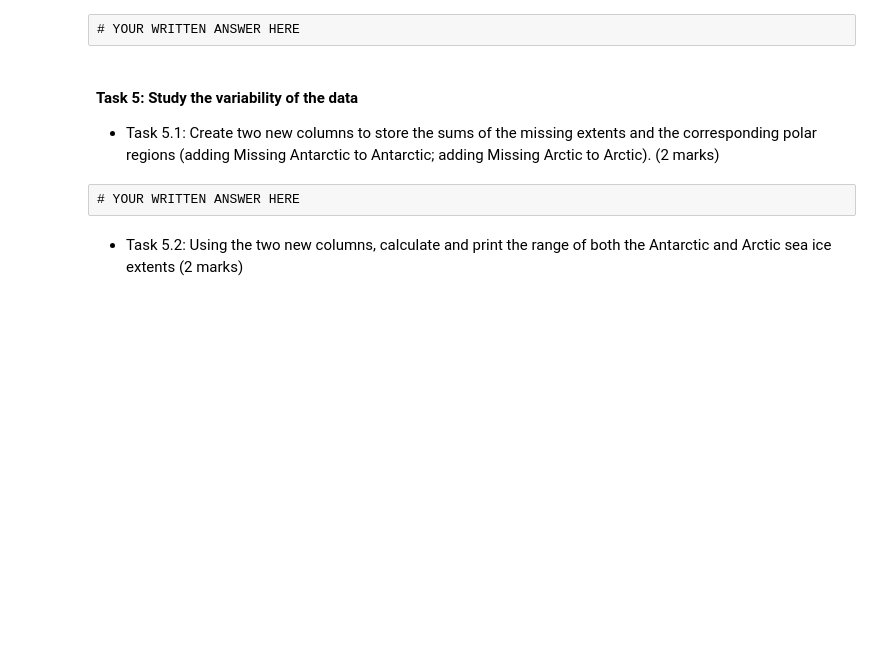
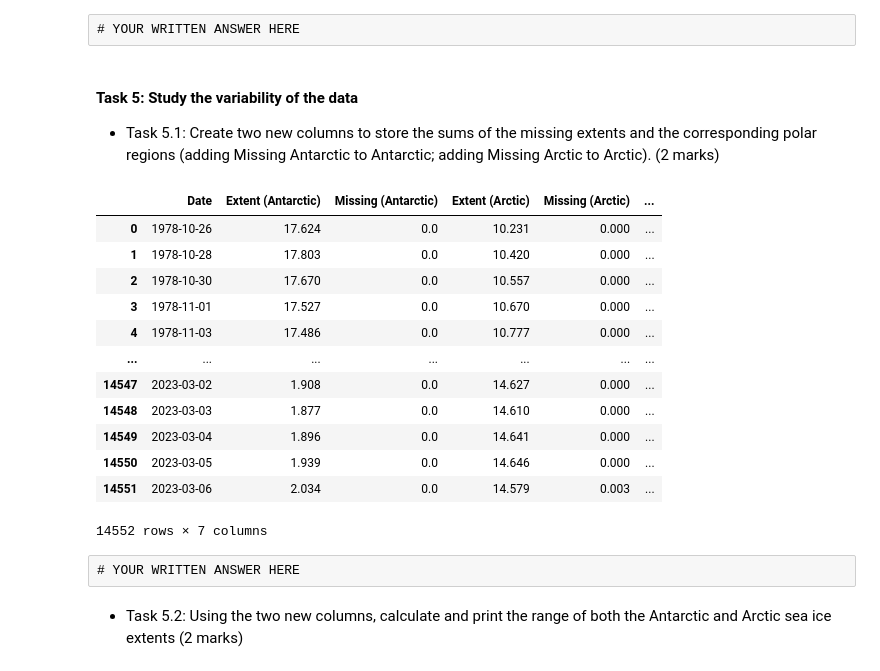
Before and after one commit to mannith-narayan/Data-Analysis-1, a Jupyter notebook: Assignment_1_2023_u7423116.ipynb, the cells around one changed output. Cells and saved outputs as stored; diff of their text form; code cells hidden in the pictures; blank space fills up the shorter version.

```diff
--- a/Assignment_1_2023_u7423116.ipynb
+++ b/Assignment_1_2023_u7423116.ipynb
@@ -290,3 +288,21 @@ Arctic Median:  11.253549546454044  10^6 sq km
+# %%
+iceExtent['Total (Antarctic)'] = iceExtent['Extent (Antarctic)'] + iceExtent ['Missing (Antarctic)']
+iceExtent['Total (Arctic)'] = iceExtent['Extent (Arctic)'] + iceExtent ['Missing (Arctic)']
+iceExtent
+# %% [output]
+|  | Date | Extent (Antarctic) | Missing (Antarctic) | Extent (Arctic) | Missing (Arctic) | ... |
+| 0 | 1978-10-26 | 17.624 | 0.0 | 10.231 | 0.000 | ... |
+| 1 | 1978-10-28 | 17.803 | 0.0 | 10.420 | 0.000 | ... |
+| 2 | 1978-10-30 | 17.670 | 0.0 | 10.557 | 0.000 | ... |
+| 3 | 1978-11-01 | 17.527 | 0.0 | 10.670 | 0.000 | ... |
+| 4 | 1978-11-03 | 17.486 | 0.0 | 10.777 | 0.000 | ... |
+| ... | ... | ... | ... | ... | ... | ... |
+| 14547 | 2023-03-02 | 1.908 | 0.0 | 14.627 | 0.000 | ... |
+| 14548 | 2023-03-03 | 1.877 | 0.0 | 14.610 | 0.000 | ... |
+| 14549 | 2023-03-04 | 1.896 | 0.0 | 14.641 | 0.000 | ... |
+| 14550 | 2023-03-05 | 1.939 | 0.0 | 14.646 | 0.000 | ... |
+| 14551 | 2023-03-06 | 2.034 | 0.0 | 14.579 | 0.003 | ... |
+14552 rows × 7 columns
 # %% [raw]
 # YOUR WRITTEN ANSWER HERE
 # %% [markdown]
```
Also changed, not shown: parts of 14 cells of this notebook.
